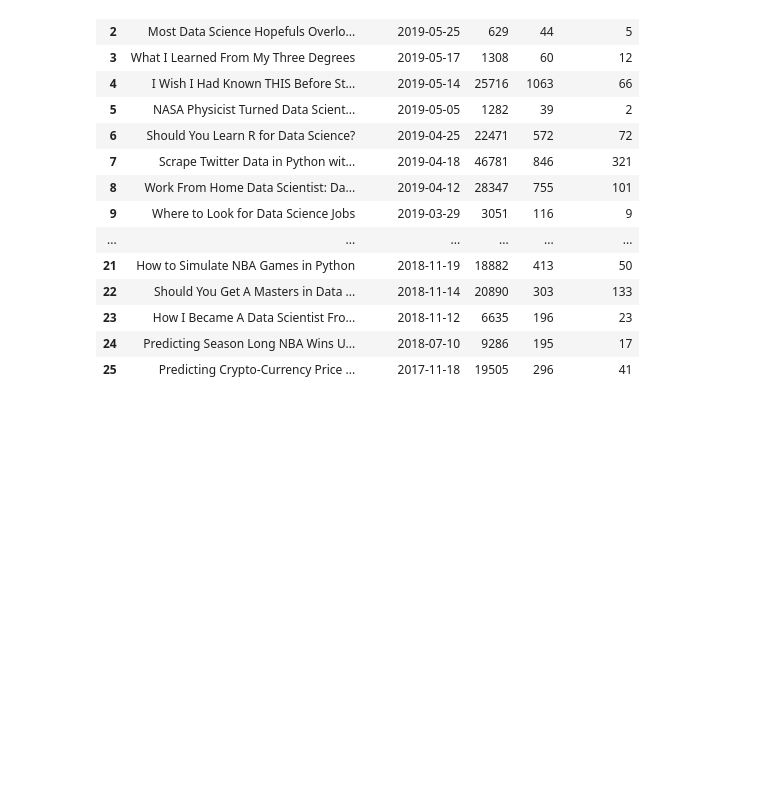
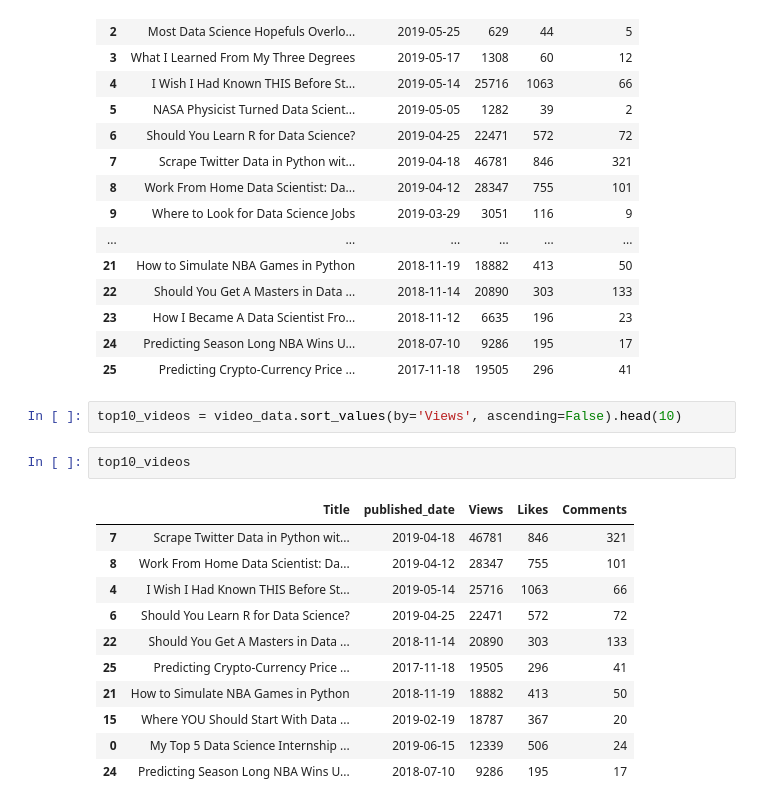
Before and after one commit to firdoush01/Scrape-YouTube-using-YouTube-Data-API-using-Python, a Jupyter notebook: YT_Analysis.ipynb, the cells around one changed output. Drawn from its saved outputs; the diff is of its cells as text; blank space fills up the shorter version.

```diff
--- a/YT_Analysis.ipynb
+++ b/YT_Analysis.ipynb
@@ -238,3 +238,19 @@ video_data
 | 23 | How I Became A Data Scientist Fro... | 2018-11-12 | 6635 | 196 | 23 |
 | 24 | Predicting Season Long NBA Wins U... | 2018-07-10 | 9286 | 195 | 17 |
 | 25 | Predicting Crypto-Currency Price ... | 2017-11-18 | 19505 | 296 | 41 |
+# %%
+top10_videos = video_data.sort_values(by='Views', ascending=False).head(10)
+# %%
+top10_videos
+# %% [output]
+|  | Title | published_date | Views | Likes | Comments |
+| 7 | Scrape Twitter Data in Python wit... | 2019-04-18 | 46781 | 846 | 321 |
+| 8 | Work From Home Data Scientist: Da... | 2019-04-12 | 28347 | 755 | 101 |
+| 4 | I Wish I Had Known THIS Before St... | 2019-05-14 | 25716 | 1063 | 66 |
+| 6 | Should You Learn R for Data Science? | 2019-04-25 | 22471 | 572 | 72 |
+| 22 | Should You Get A Masters in Data ... | 2018-11-14 | 20890 | 303 | 133 |
+| 25 | Predicting Crypto-Currency Price ... | 2017-11-18 | 19505 | 296 | 41 |
+| 21 | How to Simulate NBA Games in Python | 2018-11-19 | 18882 | 413 | 50 |
+| 15 | Where YOU Should Start With Data ... | 2019-02-19 | 18787 | 367 | 20 |
+| 0 | My Top 5 Data Science Internship ... | 2019-06-15 | 12339 | 506 | 24 |
+| 24 | Predicting Season Long NBA Wins U... | 2018-07-10 | 9286 | 195 | 17 |
```
Also changed, not shown: parts of 10 cells of this notebook, 1 other file.
